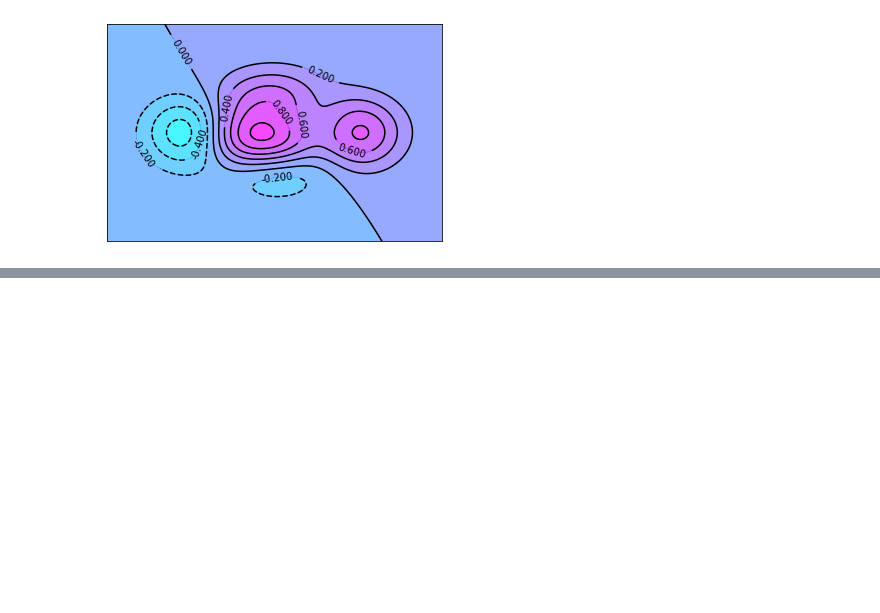
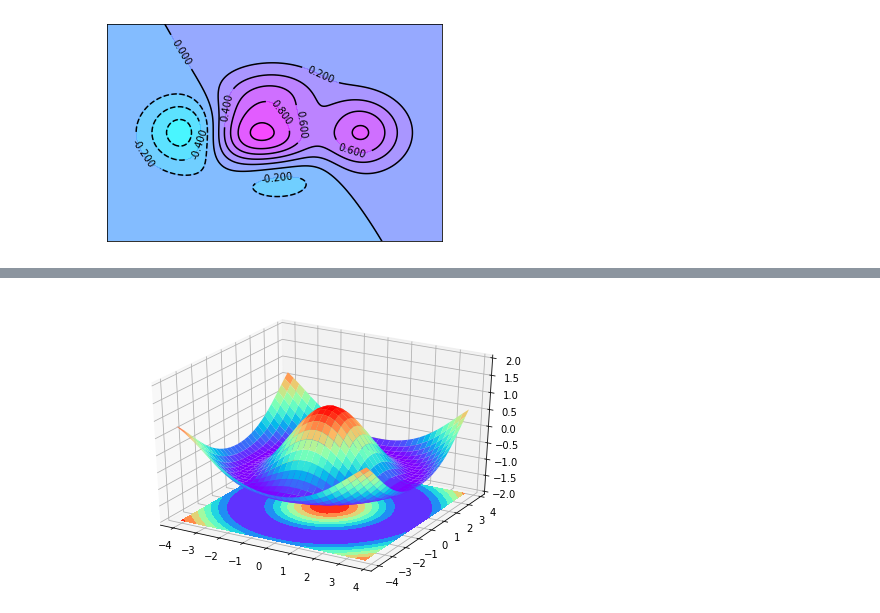
Before and after one commit to msskx/deepLearning, a Jupyter notebook: matplotlib学习笔记.ipynb, the cells around one changed output, grey strips where cells are left out. Saved outputs shown, nothing was run; the diff lists cells and outputs as text; code cells hidden in the pictures; blank space fills up the shorter version.

```diff
--- a/matplotlib学习笔记.ipynb
+++ b/matplotlib学习笔记.ipynb
@@ -272,0 +294,50 @@ plt.show()
+# %%
+
+
+fig = plt.figure()
+ax = Axes3D(fig)
+# X, Y value
+X = np.arange(-4, 4, 0.25)
+Y = np.arange(-4, 4, 0.25)
+X, Y = np.meshgrid(X, Y)
+R = np.sqrt(X ** 2 + Y ** 2)
+# height value
+Z = np.cos(R)
+
+ax.plot_surface(X, Y, Z, rstride=1, cstride=1, cmap=plt.get_cmap('rainbow'))
+"""
+============= ================================================
+        Argument      Description
+        ============= ================================================
+        *X*, *Y*, *Z* Data values as 2D arrays
+        *rstride*     Array row stride (step size), defaults to 10
+        *cstride*     Array column stride (step size), defaults to 10
+        *color*       Color of the surface patches
+        *cmap*        A colormap for the surface patches.
+        *facecolors*  Face colors for the individual patches
+        *norm*        An instance of Normalize to map values to colors
+        *vmin*        Minimum value to map
+        *vmax*        Maximum value to map
+        *shade*       Whether to shade the facecolors
+        ============= ================================================
+"""
+
+# I think this is different from plt12_contours
+ax.contourf(X, Y, Z, zdir='z', offset=-2, cmap=plt.get_cmap('rainbow'))
+"""
+==========  ================================================
+        Argument    Description
+        ==========  ================================================
+        *X*, *Y*,   Data values as numpy.arrays
+        *Z*
+        *zdir*      The direction to use: x, y or z (default)
+        *offset*    If specified plot a projection of the filled contour
+                    on this position in plane normal to zdir
+        ==========  ================================================
+"""
+
+ax.set_zlim(-2, 2)
+
+plt.show()
+# %% [output]
+[figure, added]
```
Also changed, not shown: parts of 4 cells of this notebook.
